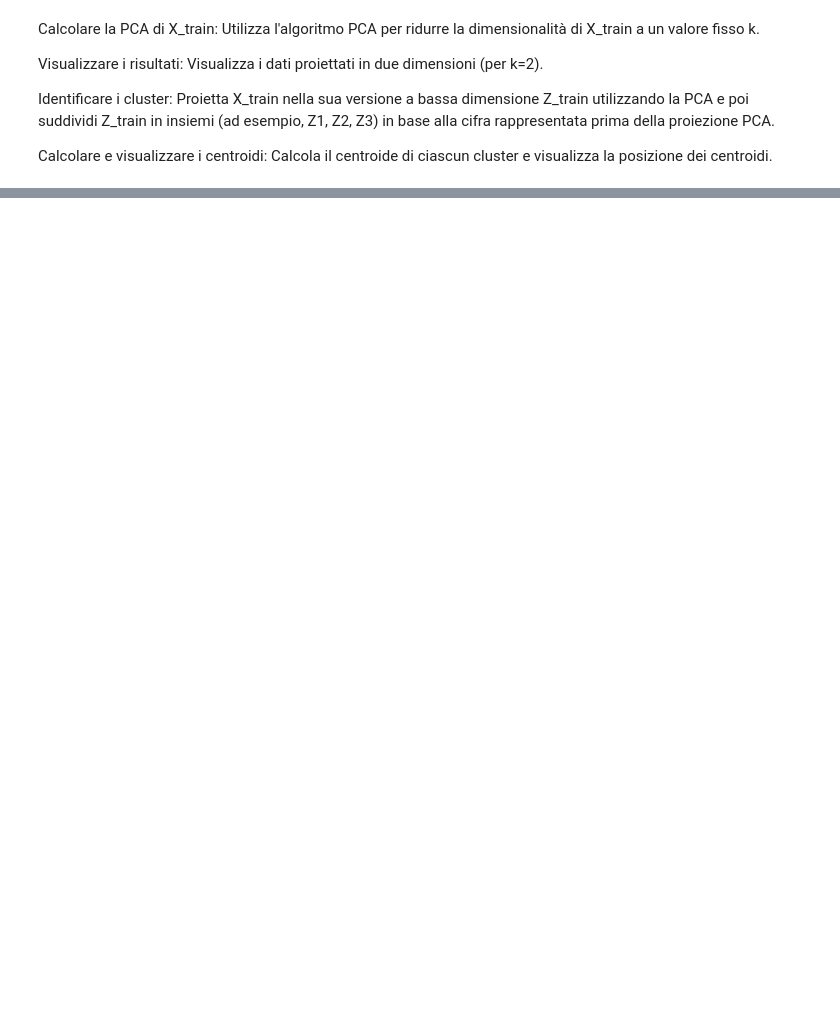
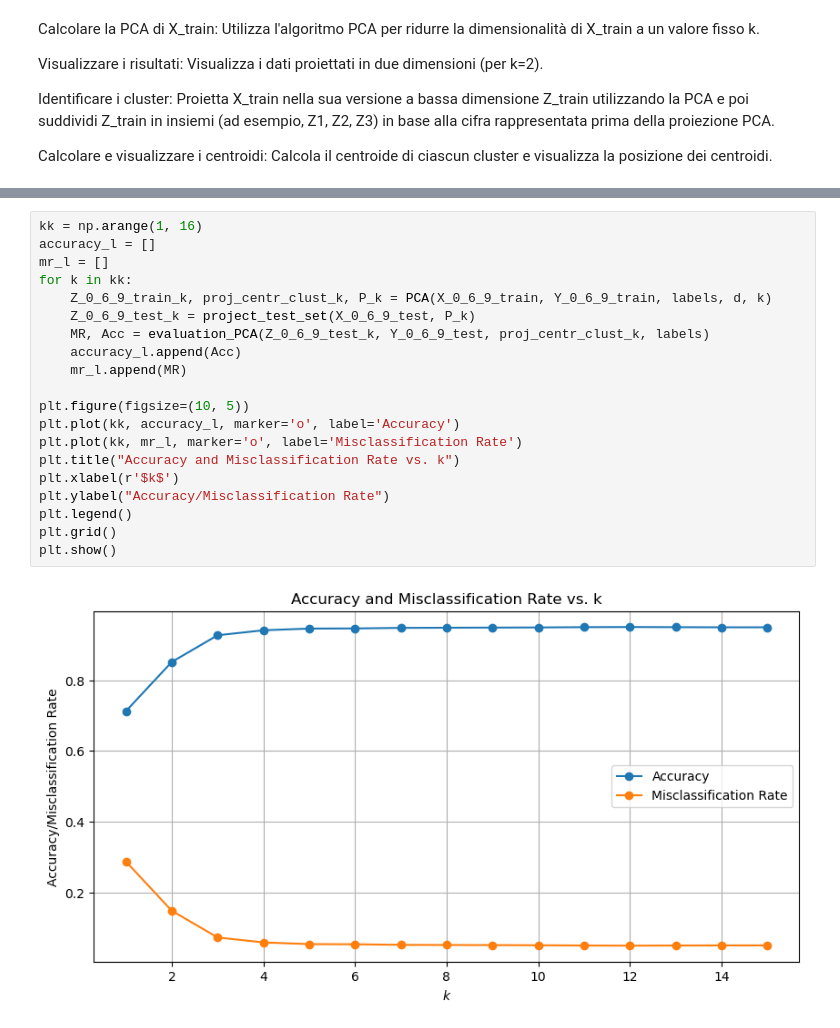
Before and after one commit to 26leonardo/homework_ssm_unibo, a Jupyter notebook: homework2.ipynb, the cells around one changed output, grey strips where cells are left out. Cells and saved outputs as stored; diff of their text form; blank space fills up the shorter version.

```diff
--- a/homework2.ipynb
+++ b/homework2.ipynb
@@ -552,0 +751,22 @@ Calcolare e visualizzare i centroidi: Calcola il centroide di ciascun cluster e
+# %%
+kk = np.arange(1, 16)
+accuracy_l = []
+mr_l = []
+for k in kk:
+    Z_0_6_9_train_k, proj_centr_clust_k, P_k = PCA(X_0_6_9_train, Y_0_6_9_train, labels, d, k)
+    Z_0_6_9_test_k = project_test_set(X_0_6_9_test, P_k)
+    MR, Acc = evaluation_PCA(Z_0_6_9_test_k, Y_0_6_9_test, proj_centr_clust_k, labels)
+    accuracy_l.append(Acc)
+    mr_l.append(MR)
+
+plt.figure(figsize=(10, 5))
+plt.plot(kk, accuracy_l, marker='o', label='Accuracy')
+plt.plot(kk, mr_l, marker='o', label='Misclassification Rate')
+plt.title("Accuracy and Misclassification Rate vs. k")
+plt.xlabel(r'$k$')
+plt.ylabel("Accuracy/Misclassification Rate")
+plt.legend()
+plt.grid()
+plt.show()
+# %% [output]
+[figure, added]
```
Also changed, not shown: parts of 24 cells of this notebook.
